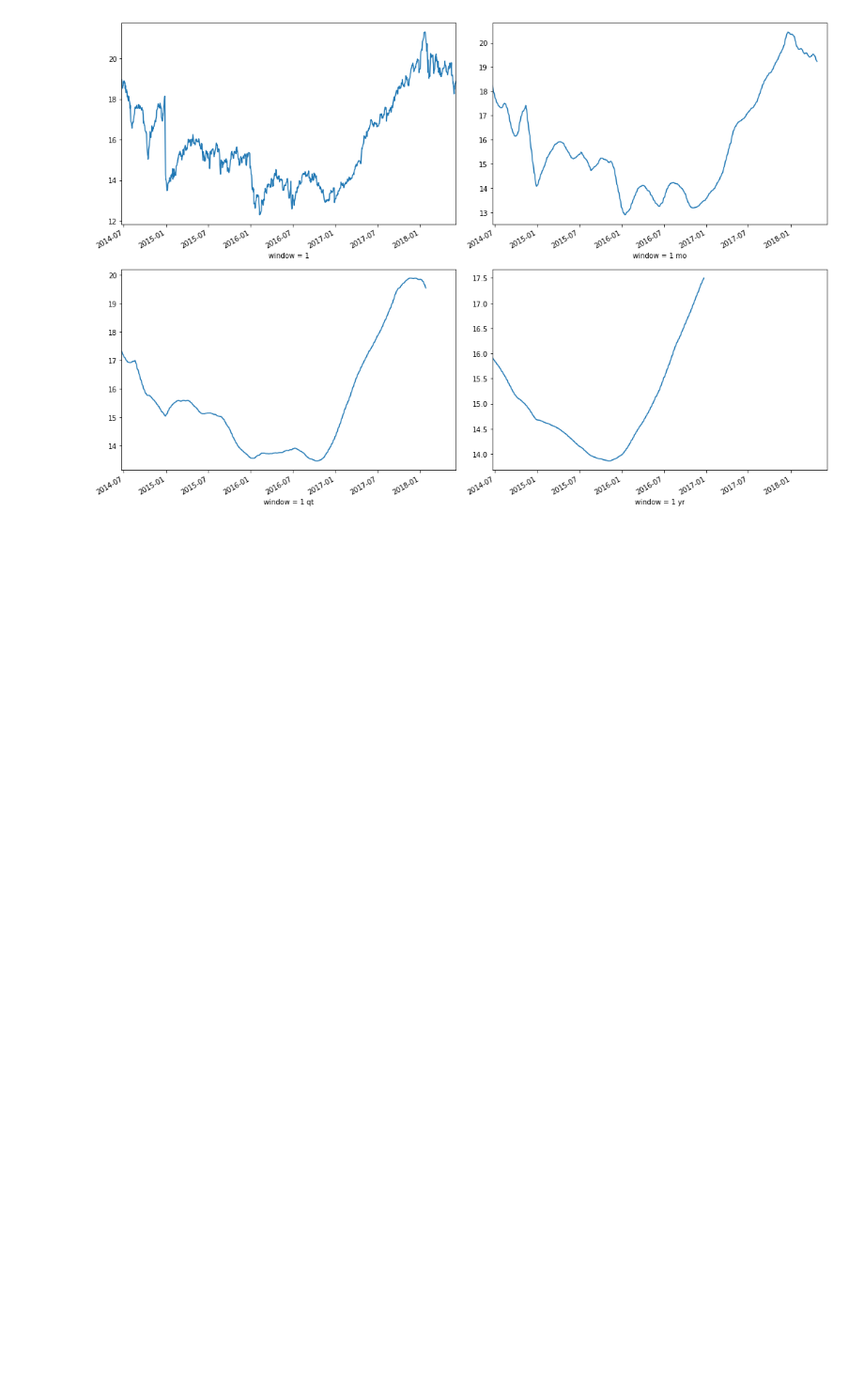
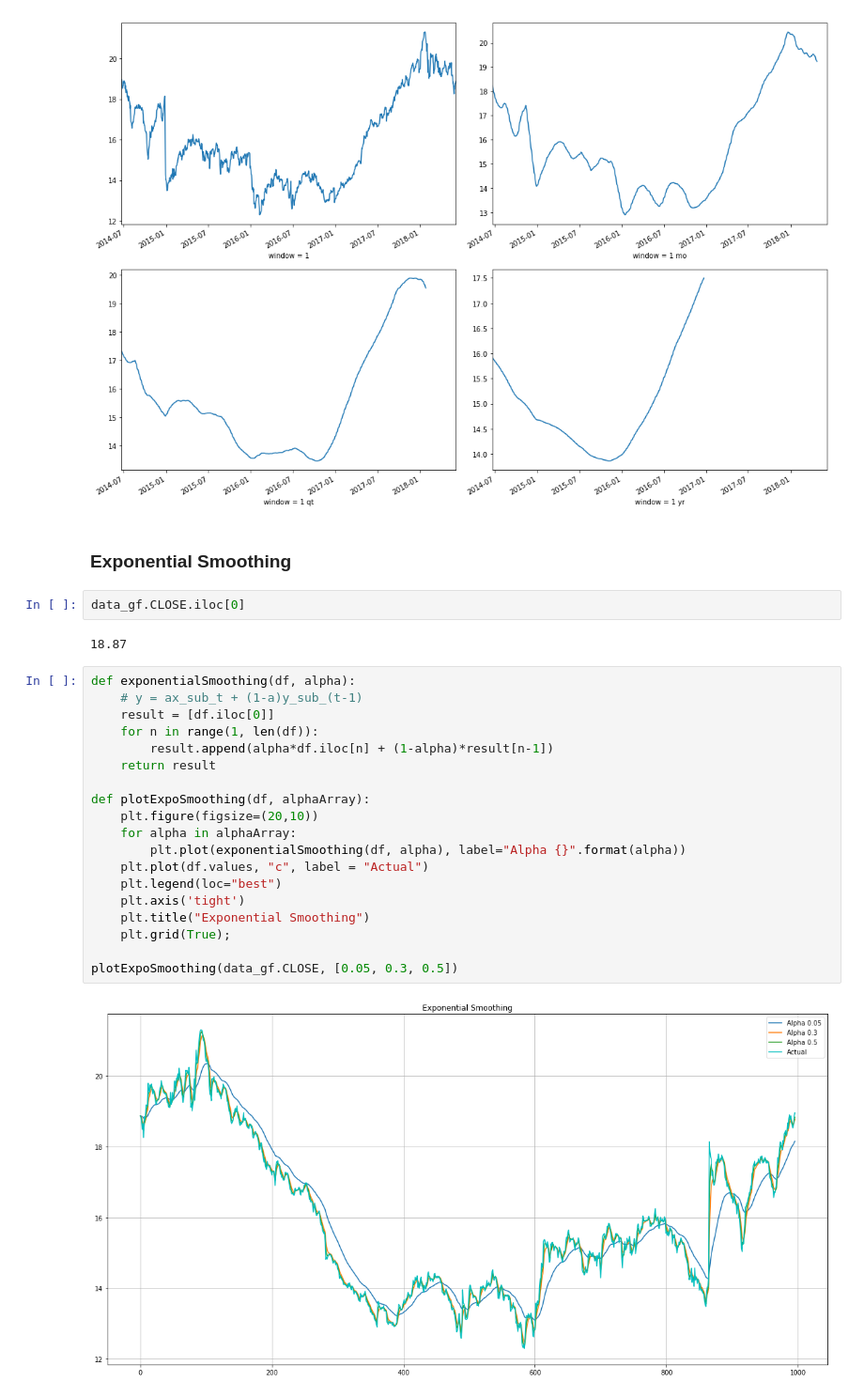
Before and after one commit to dn-cam/TimeSeriesPrediction, a Jupyter notebook: Stonks.ipynb, the cells around one changed output. Shown at 94% size. Cells and saved outputs as stored; diff of their text form; blank space fills up the shorter version.

```diff
--- a/Stonks.ipynb
+++ b/Stonks.ipynb
@@ -169,3 +169,30 @@ plt.xlabel('window = 1 yr')
 fig.tight_layout()
 # %% [output]
 [figure]
+# %% [markdown]
+### Exponential Smoothing
+# %%
+data_gf.CLOSE.iloc[0]
+# %% [output]
+18.87
+# %%
+def exponentialSmoothing(df, alpha):
+    # y = ax_sub_t + (1-a)y_sub_(t-1)
+    result = [df.iloc[0]]
+    for n in range(1, len(df)):
+        result.append(alpha*df.iloc[n] + (1-alpha)*result[n-1])
+    return result
+
+def plotExpoSmoothing(df, alphaArray):
+    plt.figure(figsize=(20,10))
+    for alpha in alphaArray:
+        plt.plot(exponentialSmoothing(df, alpha), label="Alpha {}".format(alpha))
+    plt.plot(df.values, "c", label = "Actual")
+    plt.legend(loc="best")
+    plt.axis('tight')
+    plt.title("Exponential Smoothing")
+    plt.grid(True);
+
+plotExpoSmoothing(data_gf.CLOSE, [0.05, 0.3, 0.5])
+# %% [output]
+[figure, added]
```
Also changed, not shown: parts of 3 cells of this notebook.
